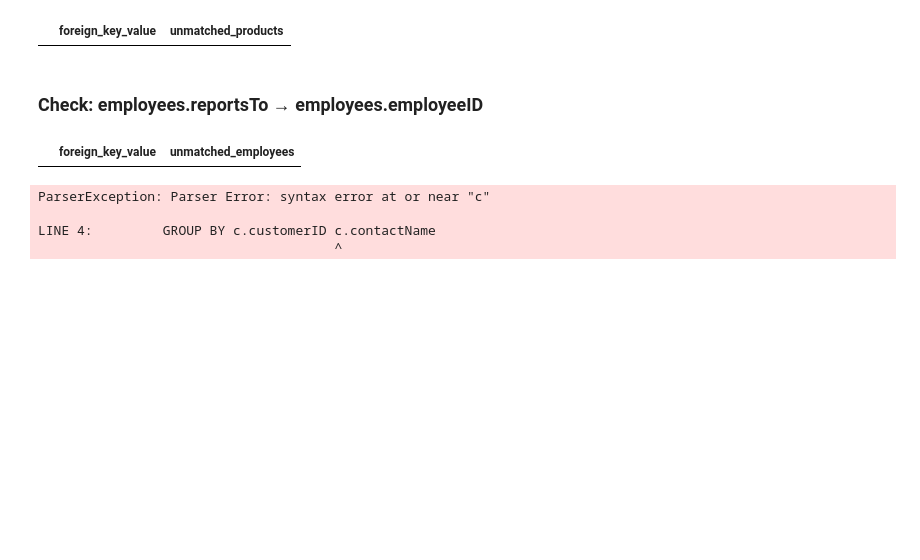
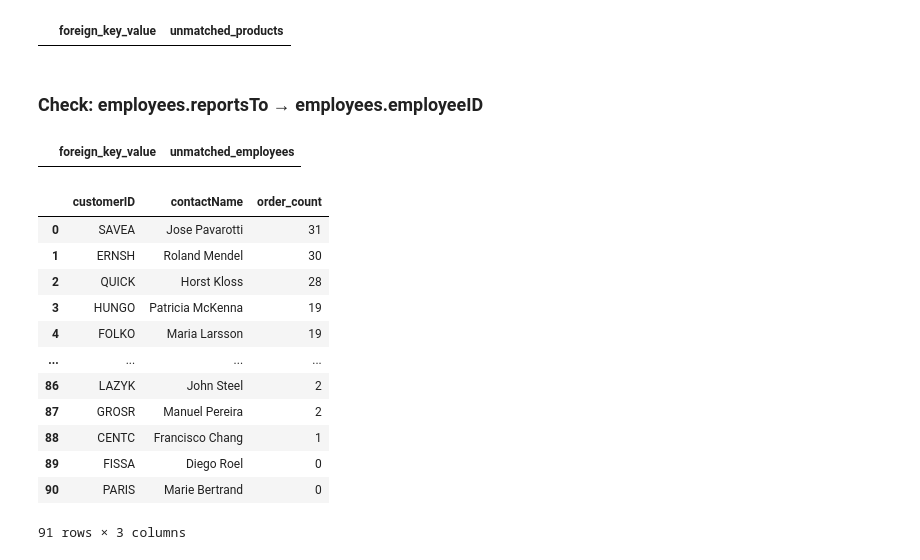
Before and after one commit to jasmeet1234/Sales-Analysis-Northwind-Traders, a Jupyter notebook: notebooks/duckdb_setup.ipynb, the cells around one changed output. Drawn from its saved outputs; the diff is of its cells as text; code cells hidden in the pictures; blank space fills up the shorter version.

```diff
--- a/notebooks/duckdb_setup.ipynb
+++ b/notebooks/duckdb_setup.ipynb
@@ -345,17 +346,26 @@ display(
 ### Check: employees.reportsTo → employees.employeeID
 |  | foreign_key_value | unmatched_employees |
 # %%
-# Order per customer
+# Number of Orders per Customer
 
 con.sql("""
    SELECT c.customerID, c.contactName, Count(o.orderID) as order_count FROM customers c
         LEFT jOIN orders o ON c.customerID = o.customerID
-        GROUP BY c.customerID c.contactName
+        GROUP BY c.customerID, c.contactName
         ORDER BY order_count DESC;
 
         """  ).df()
 # %% [output]
+|  | customerID | contactName | order_count |
+| 0 | SAVEA | Jose Pavarotti | 31 |
+| 1 | ERNSH | Roland Mendel | 30 |
+| 2 | QUICK | Horst Kloss | 28 |
+| 3 | HUNGO | Patricia McKenna | 19 |
+| 4 | FOLKO | Maria Larsson | 19 |
+| ... | ... | ... | ... |
+| 86 | LAZYK | John Steel | 2 |
+| 87 | GROSR | Manuel Pereira | 2 |
+| 88 | CENTC | Francisco Chang | 1 |
+| 89 | FISSA | Diego Roel | 0 |
+| 90 | PARIS | Marie Bertrand | 0 |
-ParserException: Parser Error: syntax error at or near "c"
-
-LINE 4:         GROUP BY c.customerID c.contactName
-                                      ^
+91 rows × 3 columns
```
Also changed, not shown: parts of 5 cells of this notebook, 3 other files.
